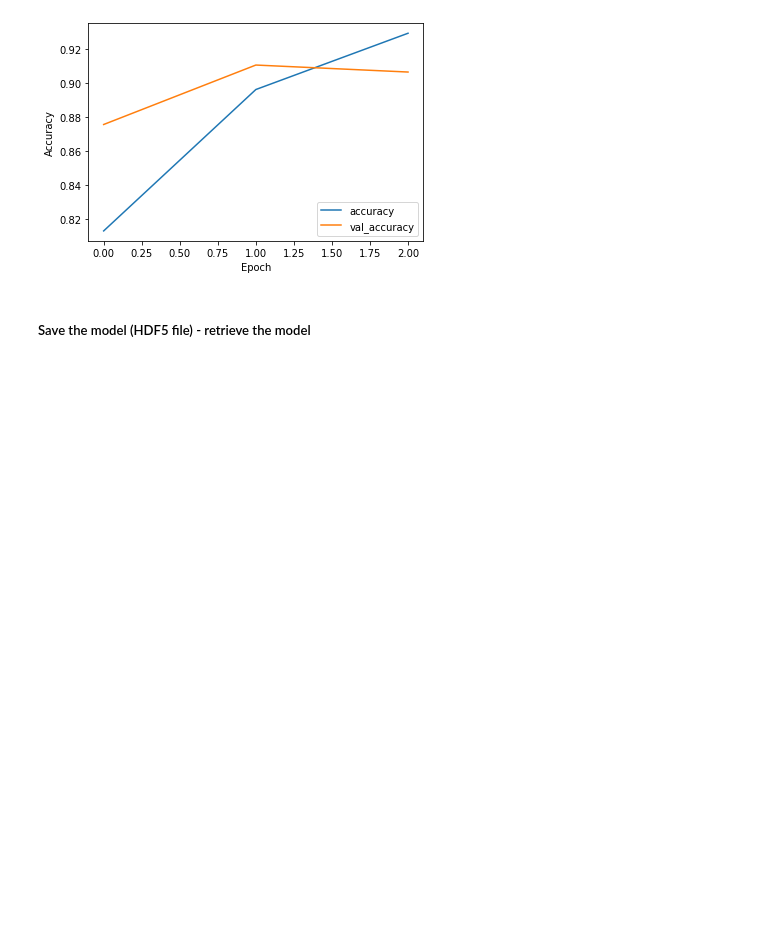
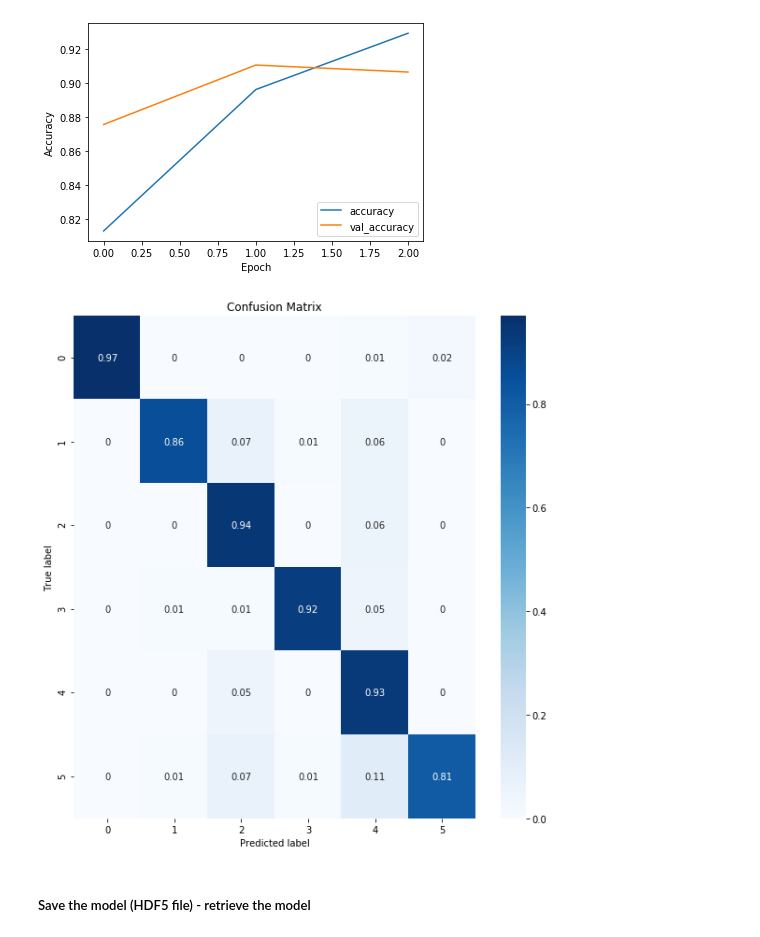
Before and after one commit to parksoy/DAMADAY2020_NASA, a Jupyter notebook: IwillbeOfficial_FromLocal_Soyoung.ipynb, the cells around one changed output. Drawn from its saved outputs; the diff is of its cells as text; code cells hidden in the pictures; blank space fills up the shorter version.

```diff
--- a/IwillbeOfficial_FromLocal_Soyoung.ipynb
+++ b/IwillbeOfficial_FromLocal_Soyoung.ipynb
@@ -537,6 +537,53 @@ print('Restored model, accuracy: {:5.2f}%'.format(100*acc))
 167/167 - 1s - loss: 0.5915 - accuracy: 0.9007
 Restored model, accuracy: 90.07%
 [figure]
+# %%
+# TODO: plot confusion-matrix for multi-class classification
+#https://towardsdatascience.com/confusion-matrix-for-your-multi-class-machine-learning-model-ff9aa3bf7826
+#ROC,AUC for multiclass
+#https://www.dlology.com/blog/simple-guide-on-how-to-generate-roc-plot-for-keras-classifier/
+
+#(1) text
+from sklearn.metrics import multilabel_confusion_matrix
+#detail math is here:https://scikit-learn.org/stable/modules/model_evaluation.html#multilabel-confusion-matrix
+
+print(multilabel_confusion_matrix(Y_test, predicted))
+
+#TrueClass (axis=0) vs. False class (axis=1)
+#TP, FP
+#FN, TN
+# where
+# True Positive (TP): the number of predictions where the classifier
+#     correctly predicts the positive class as positive.
+# True Negative (TN): the number of predictions where the classifier
+#     correctly predicts the negative class as negative.
+# False Positive (FP): the number of predictions where the classifier
+#     incorrectly predicts the negative class as positive.
+# False Negative (FN): the number of predictions where the classifier
+#     incorrectly predicts the positive class as negative.
+
+#(2) Better visualization of confusion matrix
+#https://androidkt.com/keras-confusion-matrix-in-tensorboard/
+y_pred=model.predict_classes(X_test)
+con_mat = tf.math.confusion_matrix(labels=Y_test,
+                                   predictions=y_pred).numpy()
+
+
+con_mat_norm = np.around(con_mat.astype('float') / con_mat.sum(axis=1)[:, np.newaxis], decimals=2)
+
+con_mat_df = pd.DataFrame(con_mat_norm)
+
+
+import seaborn as sns
+figure = plt.figure(figsize=(8, 8))
+sns.heatmap(con_mat_df, annot=True,cmap=plt.cm.Blues)
+plt.tight_layout()
+plt.ylabel('True label')
+plt.xlabel('Predicted label')
+plt.title('Confusion Matrix')
+plt.show()
+# %% [output]
+[figure, added]
 # %% [markdown]
 ##### Save the model (HDF5 file) - retrieve the model
 # %%
```
Also changed, not shown: parts of 3 cells of this notebook.
